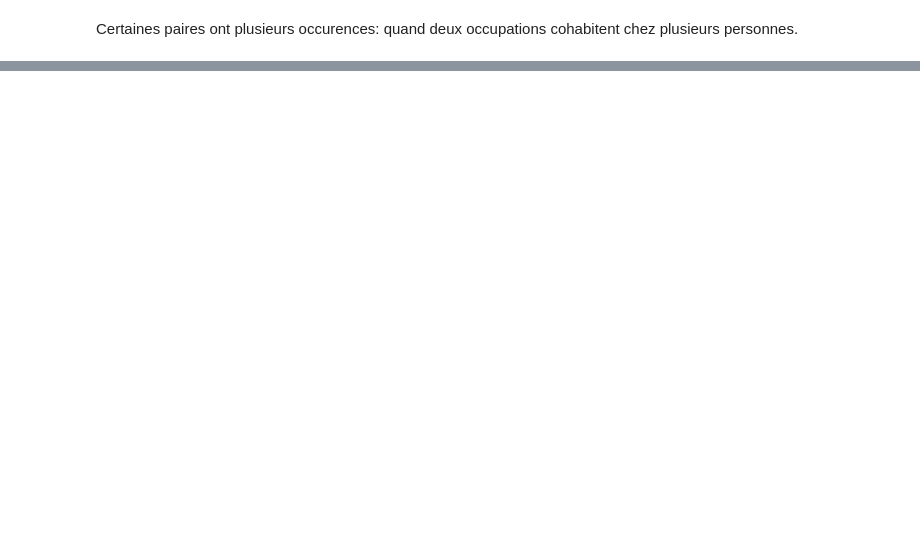
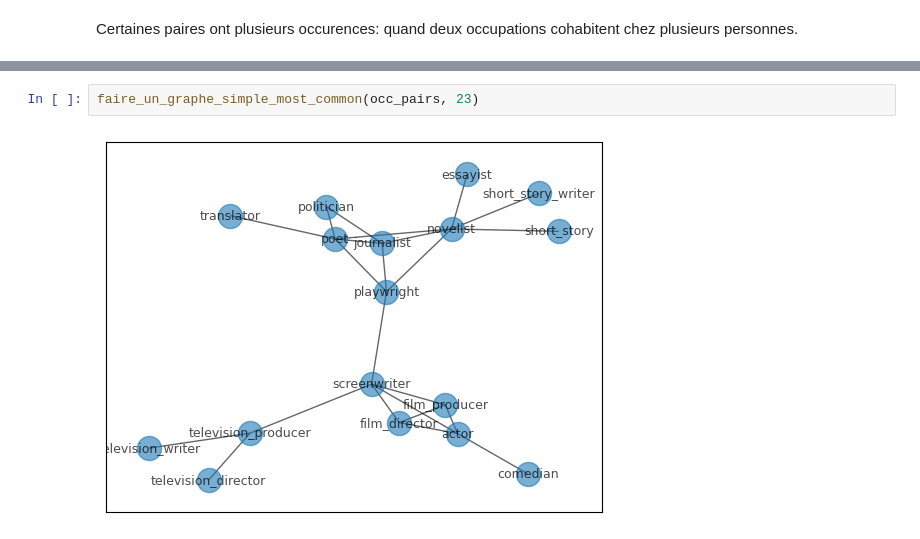
Before and after one commit to thjbdvlt/people_in_literature, a Jupyter notebook: reseaux/reseaux_occupations.ipynb, the cells around one changed output, grey strips where cells are left out. Drawn from its saved outputs; the diff is of its cells as text; blank space fills up the shorter version.

```diff
--- a/reseaux/reseaux_occupations.ipynb
+++ b/reseaux/reseaux_occupations.ipynb
@@ -290,0 +347,4 @@ Hélas, il est déjà minuit: délai pour poster ce carnet (que je continue donc
+# %%
+faire_un_graphe_simple_most_common(occ_pairs, 23)
+# %% [output]
+[figure, added]
```
Also changed, not shown: parts of 40 cells of this notebook, 3 other files.
